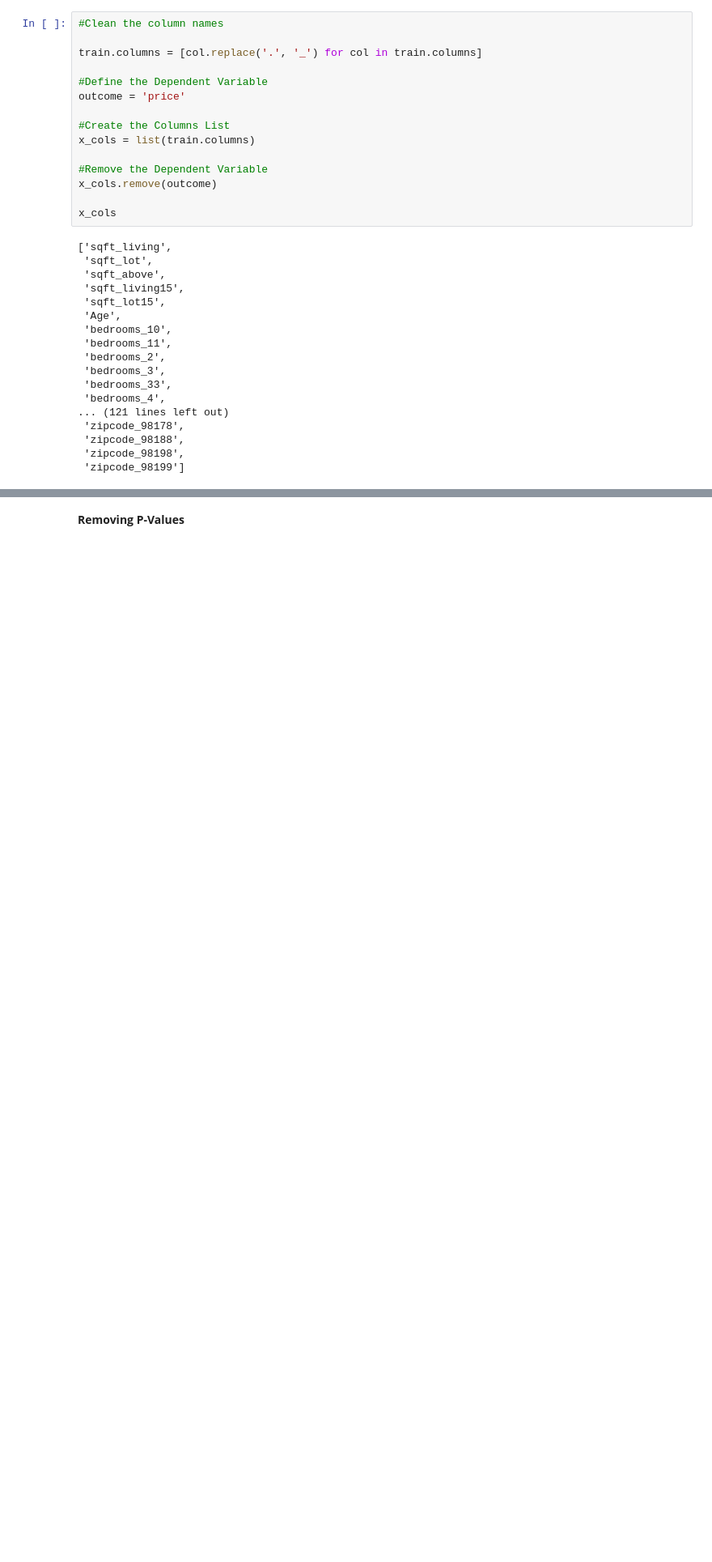
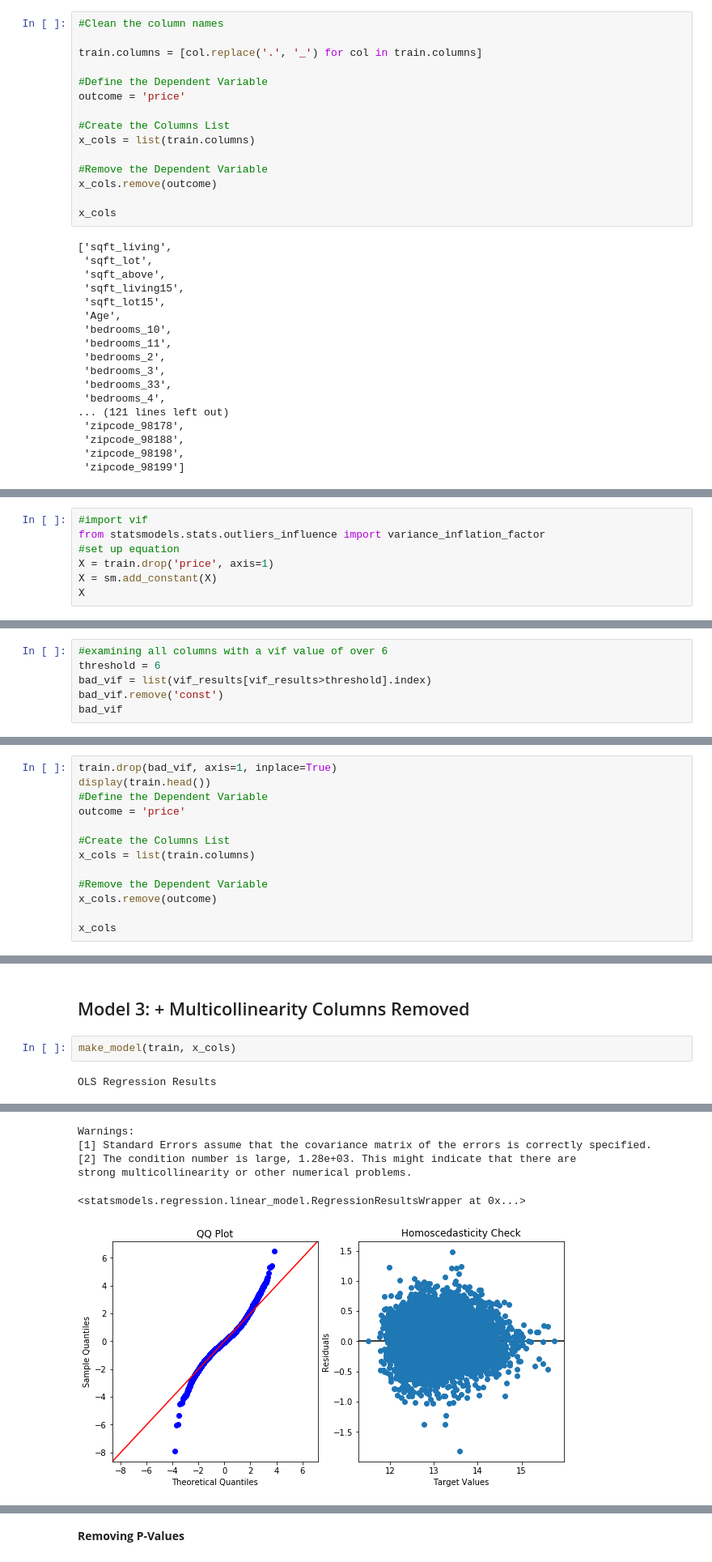
Before and after one commit to hpatel530/dsc-mod-2-project-v2-1-onl01-dtsc-ft-070620, a Jupyter notebook: student.ipynb, the cells around one changed output, grey strips where cells are left out. Shown at 81% size. Drawn from its saved outputs; the diff is of its cells as text; blank space fills up the shorter version.

```diff
--- a/student.ipynb
+++ b/student.ipynb
@@ -704,0 +714,7 @@ strong multicollinearity problems or that the design matrix is singular.
+# %%
+#import vif
+from statsmodels.stats.outliers_influence import variance_inflation_factor
+#set up equation
+X = train.drop('price', axis=1)
+X = sm.add_constant(X)
+X
@@ -704,0 +753,6 @@ strong multicollinearity problems or that the design matrix is singular.
+# %%
+#examining all columns with a vif value of over 6
+threshold = 6
+bad_vif = list(vif_results[vif_results>threshold].index)
+bad_vif.remove('const')
+bad_vif
@@ -704,0 +782,13 @@ strong multicollinearity problems or that the design matrix is singular.
+# %%
+train.drop(bad_vif, axis=1, inplace=True)
+display(train.head())
+#Define the Dependent Variable
+outcome = 'price'
+
+#Create the Columns List
+x_cols = list(train.columns)
+
+#Remove the Dependent Variable
+x_cols.remove(outcome)
+
+x_cols
@@ -704,0 +819,6 @@ strong multicollinearity problems or that the design matrix is singular.
+# %% [markdown]
+## Model 3: + Multicollinearity Columns Removed
+# %%
+make_model(train, x_cols)
+# %% [output]
+OLS Regression Results
@@ -704,0 +854,6 @@ strong multicollinearity problems or that the design matrix is singular.
+Warnings:
+[1] Standard Errors assume that the covariance matrix of the errors is correctly specified.
+[2] The condition number is large, 1.28e+03. This might indicate that there are
+strong multicollinearity or other numerical problems.
+<statsmodels.regression.linear_model.RegressionResultsWrapper at 0x...>
+[figure, added]
```
Also changed, not shown: parts of 65 cells of this notebook.
